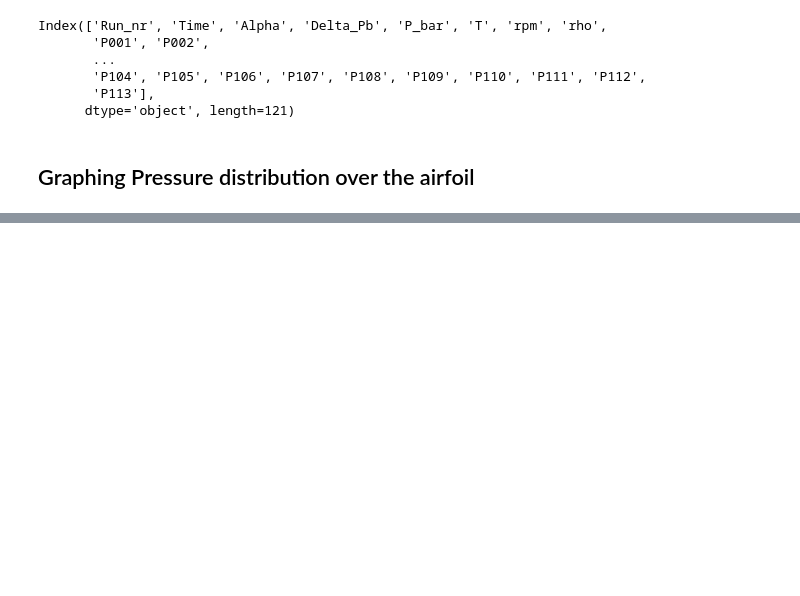
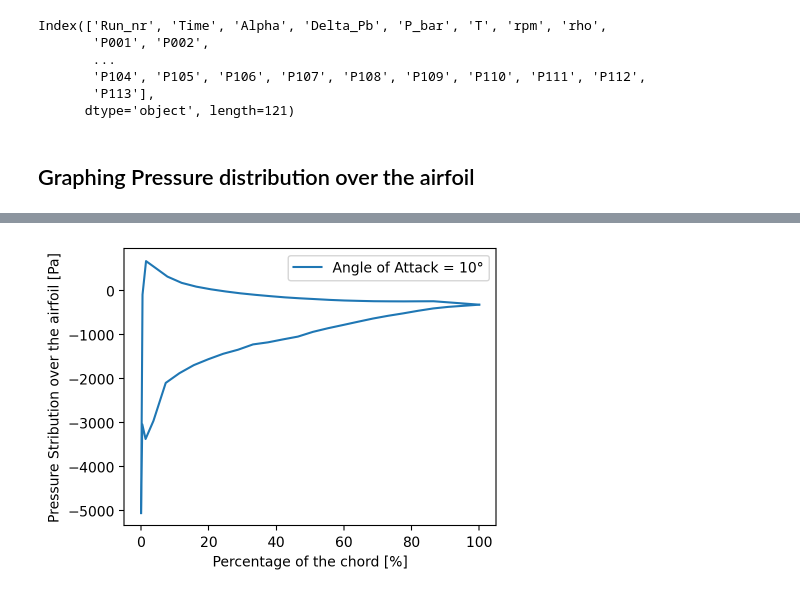
Before and after one commit to federicoangioni/LSWTT, a Jupyter notebook: processing.ipynb, the cells around one changed output, grey strips where cells are left out. Saved outputs shown, nothing was run; the diff lists cells and outputs as text; code cells hidden in the pictures; blank space fills up the shorter version.

```diff
--- a/processing.ipynb
+++ b/processing.ipynb
@@ -85,0 +118,12 @@ plt.show()
+# %%
+# assuming at infinity velocity is 21 m/s use the static measurement in the settling chamber (would be ideal)
+p_inf = current.iloc[0]['P_bar']*10**2
+
+rho = current.iloc[0]['rho']
+
+u = 21 # m/s
+
+q_inf = 0.5*rho*(u)**2
+# %%
+cp_distributions = (current.iloc[0]['P001':'P049'] - p_inf)/q_inf
+cp_distributions, p_inf, q_inf
@@ -85,0 +148,9 @@ plt.show()
+# %%
+plt.plot(airfoil_ports['x'][0:25], cp_distributions['P001':'P025'], color= 'tab:blue', label=f'Angle of Attack = {aoa}°')
+plt.plot(airfoil_ports['x'][25:49], cp_distributions['P026':'P049'], color= 'tab:blue')
+plt.xlabel('Percentage of the chord [%]')
+plt.ylabel('Pressure Stribution over the airfoil [Pa]')
+plt.legend()
+plt.show()
+# %% [output]
+[figure, added]
```
Also changed, not shown: parts of 9 cells of this notebook.
